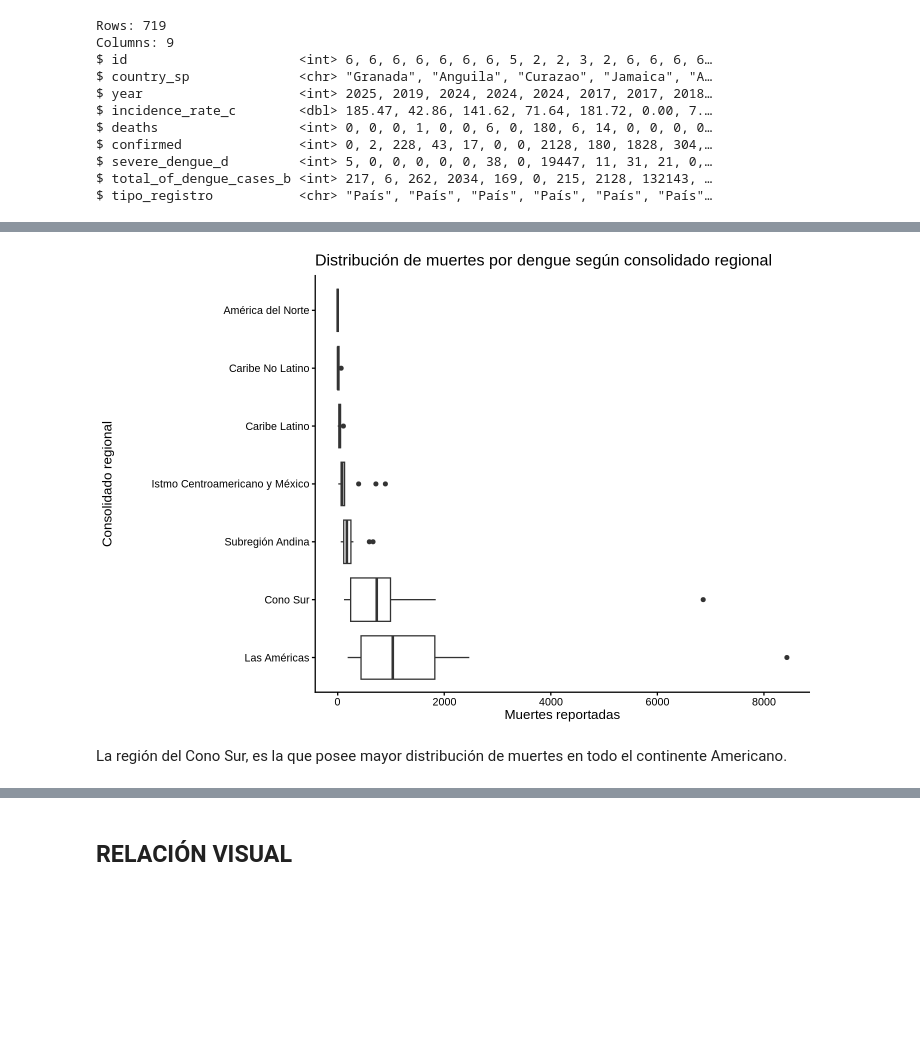
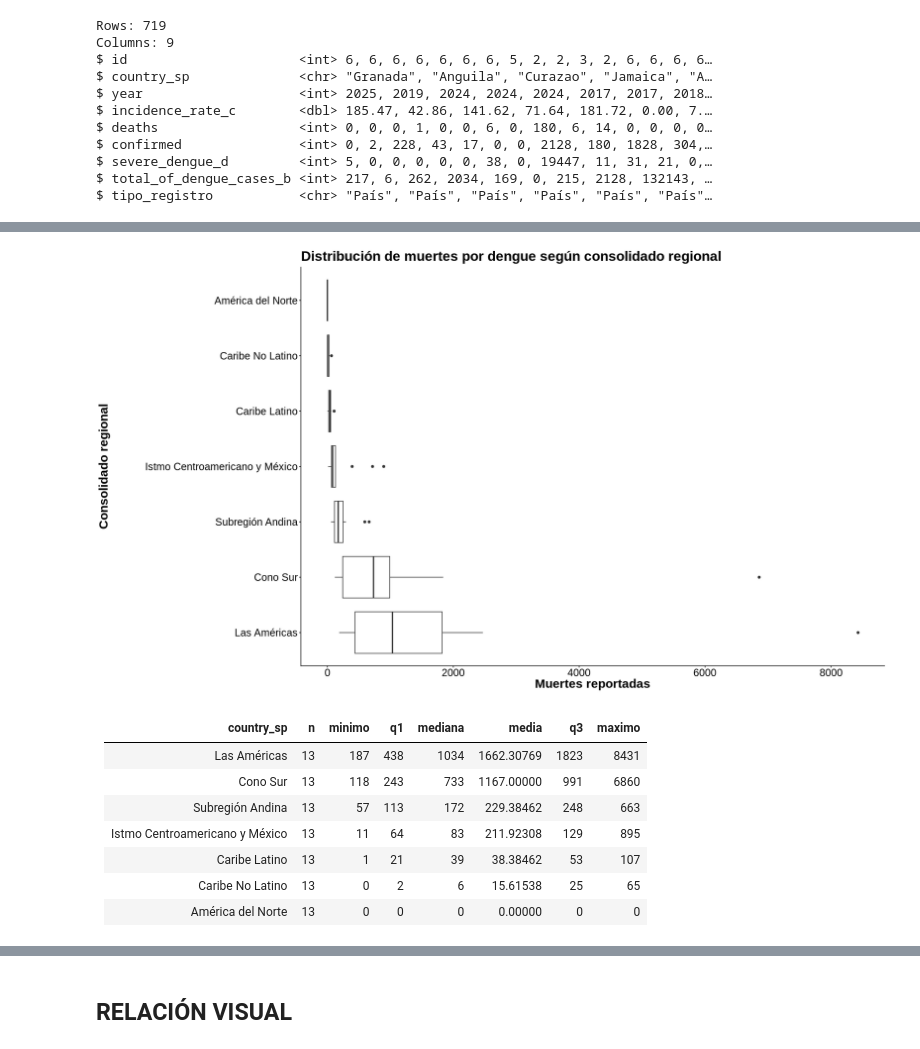
Before and after one commit to Merenguimona/act2_Adatos, a Jupyter notebook: NOTEBOOKS/EDA_DENGUE_AM.ipynb, the cells around one changed output, grey strips where cells are left out. Cells and saved outputs as stored; diff of their text form; code cells hidden in the pictures; blank space fills up the shorter version.

```diff
--- a/NOTEBOOKS/EDA_DENGUE_AM.ipynb
+++ b/NOTEBOOKS/EDA_DENGUE_AM.ipynb
@@ -195,10 +220,3 @@ summary(
  Mean   :  90.17   Mean   :  367.22
  3rd Qu.:  10.00   3rd Qu.:  273.30
  Max.   :8431.00   Max.   :16160.00
-# %%
-#===============
-# DISTRIBUCIÓN Y ASIMETRÍA
-#===============
-# Limpieza
-dengue_data <- dengue_data %>%
-  filter(is.finite(deaths))
@@ -594,18 +588,31 @@ ggplot(dengue_regional, aes(x = incidence_rate_c)) +
 # %%
 #BOXPLOT DE LA DISTIBUCIÓN DE MUERTES POR REGIÓN
 
 ggplot(dengue_regional,
        aes(x = fct_reorder(country_sp, deaths, .fun = median, na.rm = TRUE, .desc = TRUE),
            y = deaths)) +
   geom_boxplot() +
   coord_flip() +
   labs(
     title = "Distribución de muertes por dengue según consolidado regional",
     x = "Consolidado regional",
     y = "Muertes reportadas"
   ) +
-  theme_classic(base_size = 16)
+  theme_classic(base_size = 10)+
+  theme(
+    plot.title = element_text(size = 20, face = "bold"),
+    axis.title = element_text(size = 18, face = "bold"),
+    axis.text = element_text(size = 15)
+  )
 # %% [output]
-[figure, old version]
+[figure, new version]
-# %% [markdown]
-La región del Cono Sur, es la que posee mayor distribución de muertes en todo el continente Americano.
+# %% [markdown]
+|country_sp                     |  n| minimo|  q1| mediana|      media|   q3| maximo|
+|:------------------------------|--:|------:|---:|-------:|----------:|----:|------:|
+|Las Américas                   | 13|    187| 438|    1034| 1662.30769| 1823|   8431|
+|Cono Sur                       | 13|    118| 243|     733| 1167.00000|  991|   6860|
+|Subregión Andina               | 13|     57| 113|     172|  229.38462|  248|    663|
+|Istmo Centroamericano y México | 13|     11|  64|      83|  211.92308|  129|    895|
+|Caribe Latino                  | 13|      1|  21|      39|   38.38462|   53|    107|
+|Caribe No Latino               | 13|      0|   2|       6|   15.61538|   25|     65|
+|América del Norte              | 13|      0|   0|       0|    0.00000|    0|      0|
```
Also changed, not shown: parts of 49 cells of this notebook.
